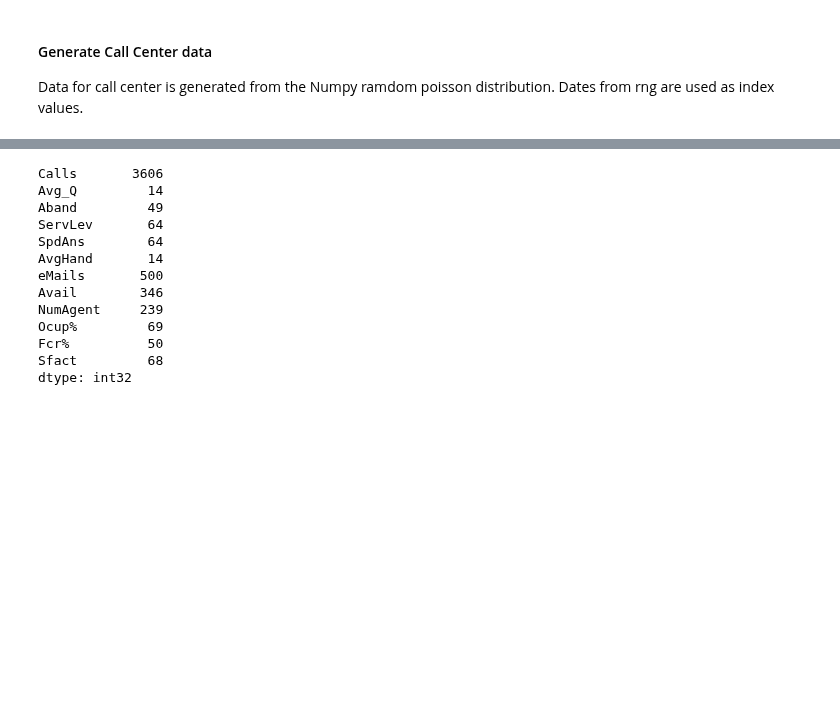
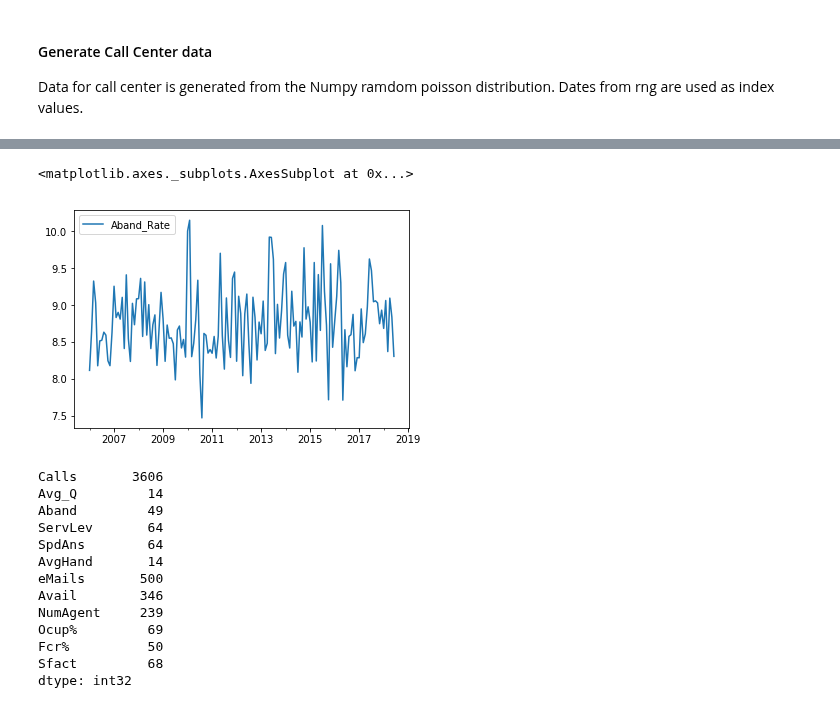
Before and after one commit to eamonnofarrell/Programming_Project, a Jupyter notebook: Prog_Project.ipynb, the cells around one changed output, grey strips where cells are left out. Cells and saved outputs as stored; diff of their text form; code cells hidden in the pictures; blank space fills up the shorter version.

```diff
--- a/Prog_Project.ipynb
+++ b/Prog_Project.ipynb
@@ -105,3 +117,9 @@ Calls.head()
+# %%
+#Calls.iloc[100:140].plot(y=['Sfact','Aband'], use_index=True)
+Calls.plot(y=['Aband_Rate'], use_index=True)
+# %% [output]
+<matplotlib.axes._subplots.AxesSubplot at 0x...>
+[figure, added]
 # %%
 Calls.mean().astype(int)
 # %% [output]
```
Also changed, not shown: parts of 3 cells of this notebook.
